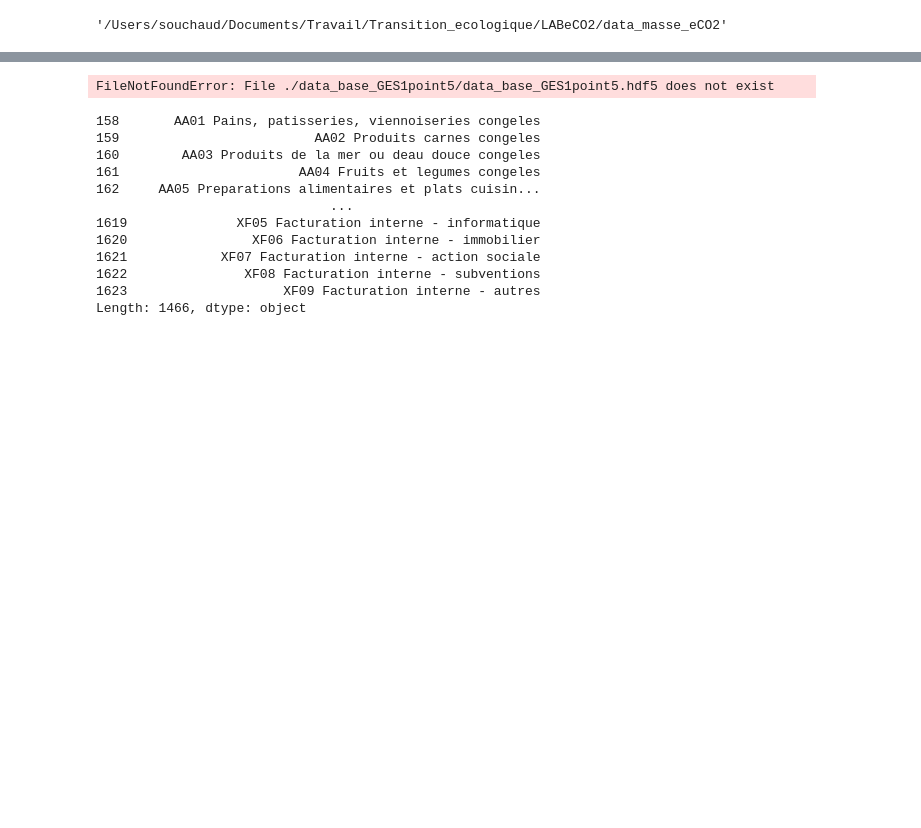
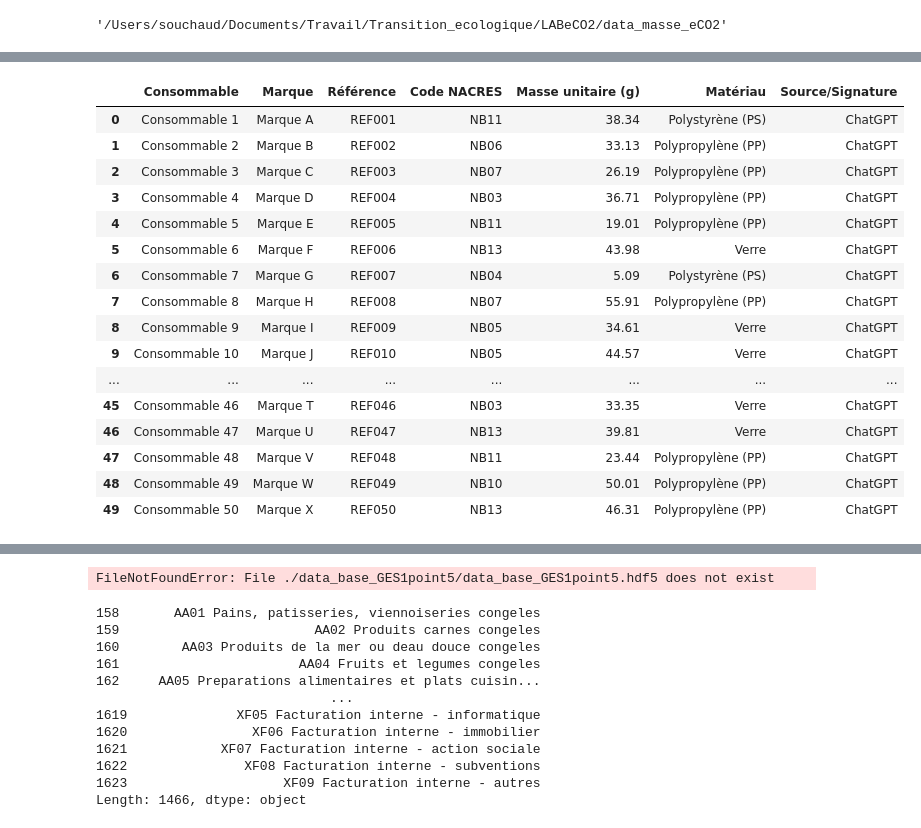
Before and after one commit to Alex-code-lab/LABeCO2, a Jupyter notebook: data_masse_eCO2/pour_travail.ipynb, the cells around one changed output, grey strips where cells are left out. Saved outputs shown, nothing was run; the diff lists cells and outputs as text; code cells hidden in the pictures; blank space fills up the shorter version.

```diff
--- a/data_masse_eCO2/pour_travail.ipynb
+++ b/data_masse_eCO2/pour_travail.ipynb
@@ -16,6 +16,43 @@ tableau
 | 4 | Serological pipette 5 mL individu... | Starlab | E4860-0005 | NB13 | 7.90 | Verre | Alexandre Souchaud |
 | 5 | T-25 Tissue Culture Flask, green ... | CytoOne | CC7682-4825 | NB13 | 20.90 | Polystyrène (PS) | Alexandre Souchaud |
 | 6 | T-75 Tissue Culture Flask, green ... | CytoOne | CC7682-4175 | NB13 | 60.62 | Polystyrène (PS) | Alexandre Souchaud |
+# %%
+# Adjust the number of entries to 50
+data_50 = {
+    "Consommable": [f"Consommable {i}" for i in range(1, 51)],
+    "Marque": [f"Marque {chr(65 + i % 26)}" for i in range(50)],
+    "Référence": [f"REF{i:03}" for i in range(1, 51)],
+    "Code NACRES": [f"NB{random.randint(0, 15):02}" for _ in range(50)],
+    "Masse unitaire (g)": [round(random.uniform(5, 60), 2) for _ in range(50)],
+    "Matériau": random.choices(["Polypropylène (PP)", "Verre", "Polystyrène (PS)"], k=50),
+    "Source/Signature": ["ChatGPT"] * 50,
+}
+
+# Create the larger DataFrame
+df_50 = pd.DataFrame(data_50)
+# Save to CSV
+df_50.to_csv('./mock_consumables_50.hdf5', index=False,key = 'data')
+"Le fichier a été ajusté à 50 lignes et sauvegardé sous le nom 'mock_consumables_50.csv'."
+
+df_50
+# %% [output]
+|  | Consommable | Marque | Référence | Code NACRES | Masse unitaire (g) | Matériau | Source/Signature |
+| 0 | Consommable 1 | Marque A | REF001 | NB11 | 38.34 | Polystyrène (PS) | ChatGPT |
+| 1 | Consommable 2 | Marque B | REF002 | NB06 | 33.13 | Polypropylène (PP) | ChatGPT |
+| 2 | Consommable 3 | Marque C | REF003 | NB07 | 26.19 | Polypropylène (PP) | ChatGPT |
+| 3 | Consommable 4 | Marque D | REF004 | NB03 | 36.71 | Polypropylène (PP) | ChatGPT |
+| 4 | Consommable 5 | Marque E | REF005 | NB11 | 19.01 | Polypropylène (PP) | ChatGPT |
+| 5 | Consommable 6 | Marque F | REF006 | NB13 | 43.98 | Verre | ChatGPT |
+| 6 | Consommable 7 | Marque G | REF007 | NB04 | 5.09 | Polystyrène (PS) | ChatGPT |
+| 7 | Consommable 8 | Marque H | REF008 | NB07 | 55.91 | Polypropylène (PP) | ChatGPT |
+| 8 | Consommable 9 | Marque I | REF009 | NB05 | 34.61 | Verre | ChatGPT |
+| 9 | Consommable 10 | Marque J | REF010 | NB05 | 44.57 | Verre | ChatGPT |
+| ... | ... | ... | ... | ... | ... | ... | ... |
+| 45 | Consommable 46 | Marque T | REF046 | NB03 | 33.35 | Verre | ChatGPT |
+| 46 | Consommable 47 | Marque U | REF047 | NB13 | 39.81 | Verre | ChatGPT |
+| 47 | Consommable 48 | Marque V | REF048 | NB11 | 23.44 | Polypropylène (PP) | ChatGPT |
+| 48 | Consommable 49 | Marque W | REF049 | NB10 | 50.01 | Polypropylène (PP) | ChatGPT |
+| 49 | Consommable 50 | Marque X | REF050 | NB13 | 46.31 | Polypropylène (PP) | ChatGPT |
 # %%
 a_supprimer = "Boite de Pétri 35 x 10 mm"
 tableau = tableau.drop(tableau[tableau["Consommable"] == a_supprimer].index)
```
Also changed, not shown: 4 other files.
